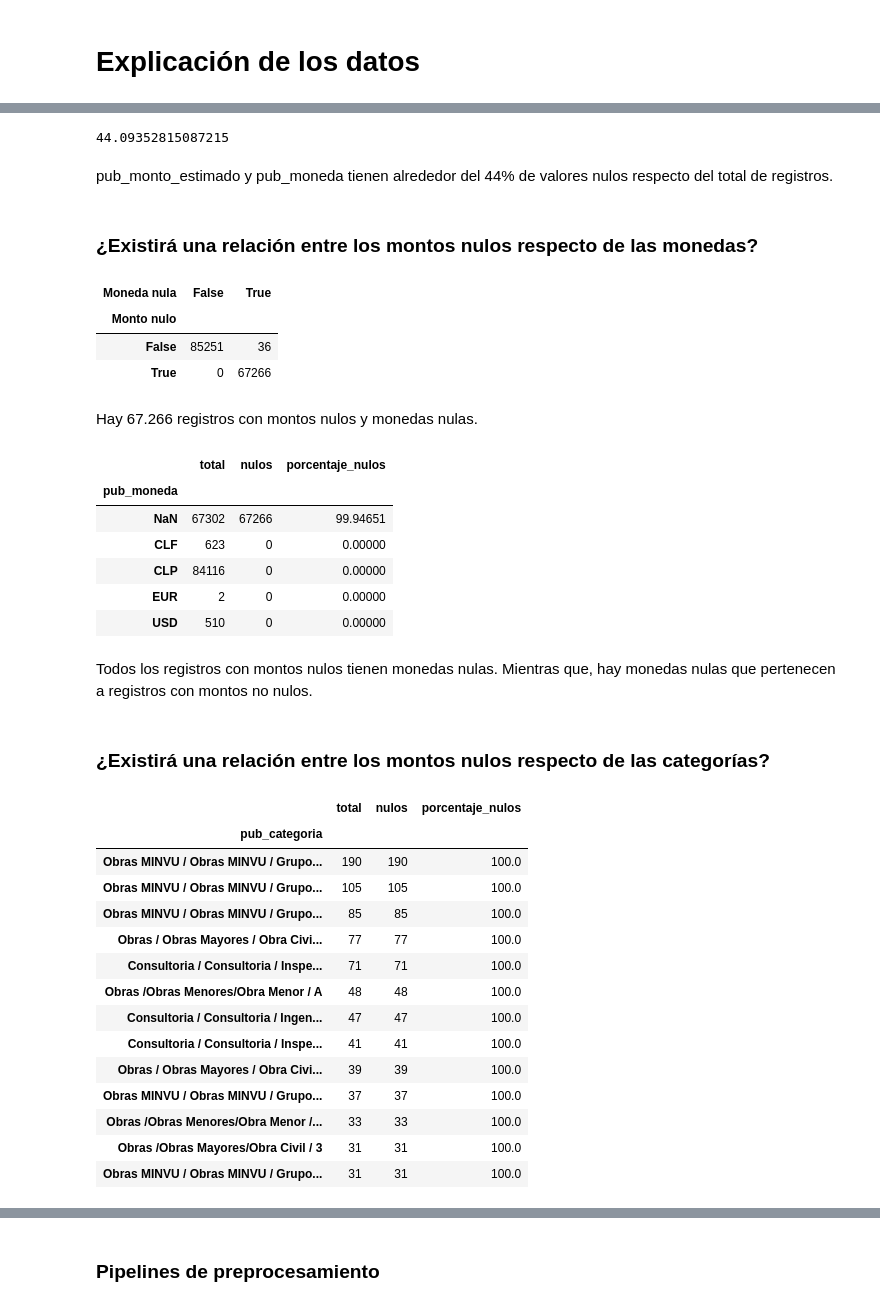
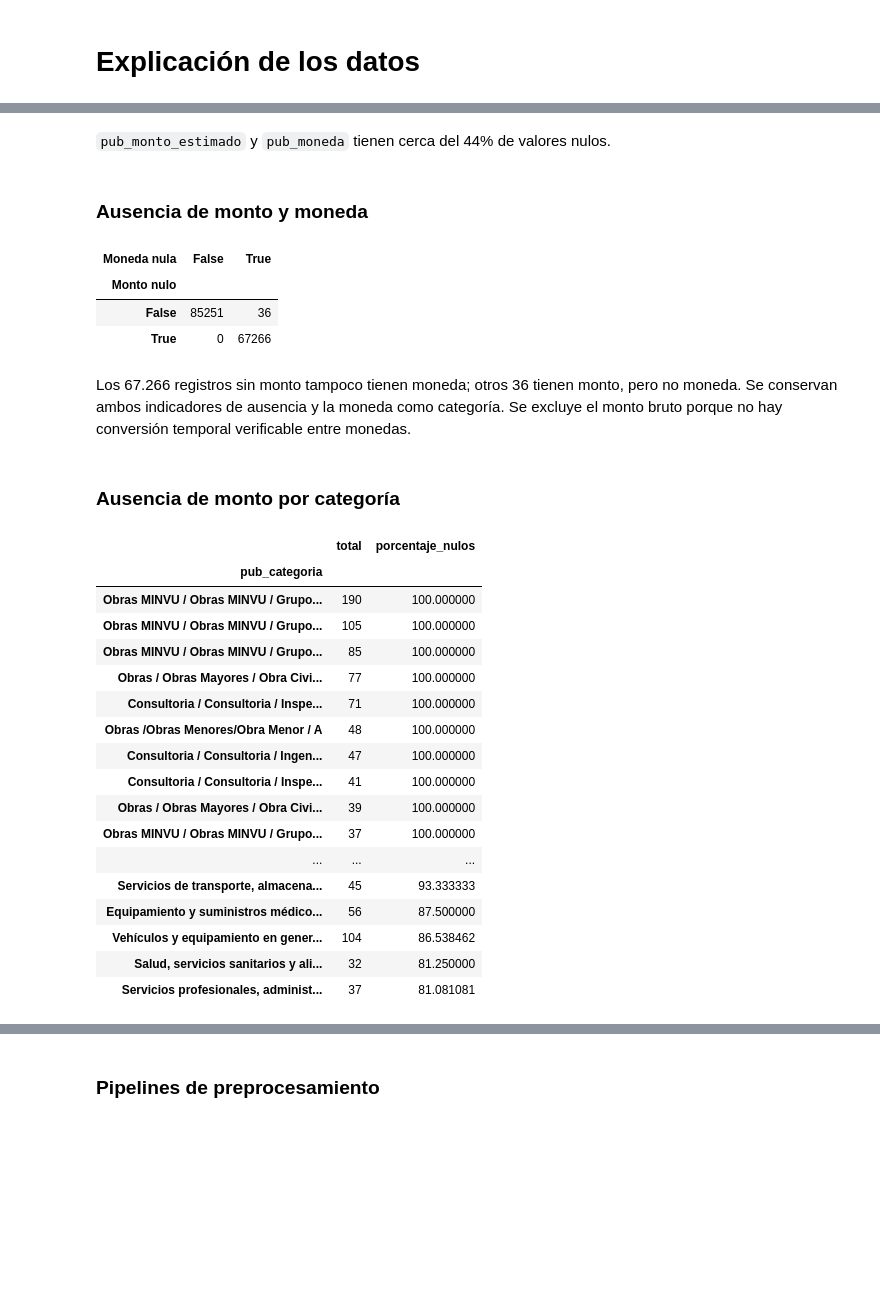
Before and after one commit to EduardoPerezMir/Tarea-2-ML, a Jupyter notebook: Pregunta2.ipynb, the cells around one changed output, grey strips where cells are left out. Saved outputs shown, nothing was run; the diff lists cells and outputs as text; code cells hidden in the pictures; blank space fills up the shorter version.

```diff
--- a/Pregunta2.ipynb
+++ b/Pregunta2.ipynb
@@ -194,11 +162,7 @@ dtype: int64
-# %%
-100 * 67266 / 152553
-# %% [output]
-44.09352815087215
 # %% [markdown]
-pub_monto_estimado y pub_moneda tienen alrededor del 44% de valores nulos respecto del total de registros.
+`pub_monto_estimado` y `pub_moneda` tienen cerca del 44% de valores nulos.
 # %% [markdown]
-### ¿Existirá una relación entre los montos nulos respecto de las monedas?
+### Ausencia de monto y moneda
 # %%
 pd.crosstab(
     train_df["pub_monto_estimado"].isna(),
@@ -211,55 +175,35 @@ pd.crosstab(
 | Monto nulo |  |  |
 | False | 85251 | 36 |
 | True | 0 | 67266 |
-# %% [markdown]
-Hay 67.266 registros con montos nulos y monedas nulas.
-# %%
-resumen = train_df.groupby(
-    "pub_moneda", dropna=False
-)["pub_monto_estimado"].agg(
-    total="size",
-    nulos=lambda x: x.isna().sum(),
-    porcentaje_nulos=lambda x: x.isna().mean() * 100
-)
-
-resumen.sort_values("porcentaje_nulos", ascending=False)
-# %% [output]
-|  | total | nulos | porcentaje_nulos |
-| pub_moneda |  |  |  |
-| NaN | 67302 | 67266 | 99.94651 |
-| CLF | 623 | 0 | 0.00000 |
-| CLP | 84116 | 0 | 0.00000 |
-| EUR | 2 | 0 | 0.00000 |
-| USD | 510 | 0 | 0.00000 |
 # %% [markdown]
-Todos los registros con montos nulos tienen monedas nulas. Mientras que, hay monedas nulas que pertenecen a registros con montos no nulos.
+Los 67.266 registros sin monto tampoco tienen moneda; otros 36 tienen monto, pero no moneda. Se conservan ambos indicadores de ausencia y la moneda como categoría. Se excluye el monto bruto porque no hay conversión temporal verificable entre monedas.
 # %% [markdown]
-### ¿Existirá una relación entre los montos nulos respecto de las categorías?
+### Ausencia de monto por categoría
 # %%
-resumen_categoria_montos = train_df.groupby("pub_categoria")["pub_monto_estimado"].agg(
+resumen_categoria_montos = train_df.groupby("pub_categoria", dropna=False)["pub_monto_estimado"].agg(
     total="size",
-    nulos=lambda x: x.isna().sum(),
-    porcentaje_nulos=lambda x: x.isna().mean() * 100
+    porcentaje_nulos=lambda valores: 100 * valores.isna().mean()
 )
-
-resumen_categoria_montos[
-    (resumen_categoria_montos["porcentaje_nulos"] == 100) &
-    (resumen_categoria_montos["total"] >= 30)
-].sort_values("total", ascending=False)
+resumen_categoria_montos.query("total >= 30").sort_values(
+    ["porcentaje_nulos", "total"], ascending=[False, False]
+).head(20)
 # %% [output]
-|  | total | nulos | porcentaje_nulos |
-| pub_categoria |  |  |  |
-| Obras MINVU / Obras MINVU / Grupo... | 190 | 190 | 100.0 |
-| Obras MINVU / Obras MINVU / Grupo... | 105 | 105 | 100.0 |
-| Obras MINVU / Obras MINVU / Grupo... | 85 | 85 | 100.0 |
-| Obras / Obras Mayores / Obra Civi... | 77 | 77 | 100.0 |
-| Consultoria / Consultoria / Inspe... | 71 | 71 | 100.0 |
-| Obras /Obras Menores/Obra Menor / A | 48 | 48 | 100.0 |
-| Consultoria / Consultoria / Ingen... | 47 | 47 | 100.0 |
-| Consultoria / Consultoria / Inspe... | 41 | 41 | 100.0 |
-| Obras / Obras Mayores / Obra Civi... | 39 | 39 | 100.0 |
-| Obras MINVU / Obras MINVU / Grupo... | 37 | 37 | 100.0 |
-| Obras /Obras Menores/Obra Menor /... | 33 | 33 | 100.0 |
-| Obras /Obras Mayores/Obra Civil / 3 | 31 | 31 | 100.0 |
-| Obras MINVU / Obras MINVU / Grupo... | 31 | 31 | 100.0 |
+|  | total | porcentaje_nulos |
+| pub_categoria |  |  |
+| Obras MINVU / Obras MINVU / Grupo... | 190 | 100.000000 |
+| Obras MINVU / Obras MINVU / Grupo... | 105 | 100.000000 |
+| Obras MINVU / Obras MINVU / Grupo... | 85 | 100.000000 |
+| Obras / Obras Mayores / Obra Civi... | 77 | 100.000000 |
+| Consultoria / Consultoria / Inspe... | 71 | 100.000000 |
+| Obras /Obras Menores/Obra Menor / A | 48 | 100.000000 |
+| Consultoria / Consultoria / Ingen... | 47 | 100.000000 |
+| Consultoria / Consultoria / Inspe... | 41 | 100.000000 |
+| Obras / Obras Mayores / Obra Civi... | 39 | 100.000000 |
+| Obras MINVU / Obras MINVU / Grupo... | 37 | 100.000000 |
+| ... | ... | ... |
+| Servicios de transporte, almacena... | 45 | 93.333333 |
+| Equipamiento y suministros médico... | 56 | 87.500000 |
+| Vehículos y equipamiento en gener... | 104 | 86.538462 |
+| Salud, servicios sanitarios y ali... | 32 | 81.250000 |
+| Servicios profesionales, administ... | 37 | 81.081081 |
 # %% [markdown]
```
Also changed, not shown: parts of 45 cells of this notebook, 1 other file.
